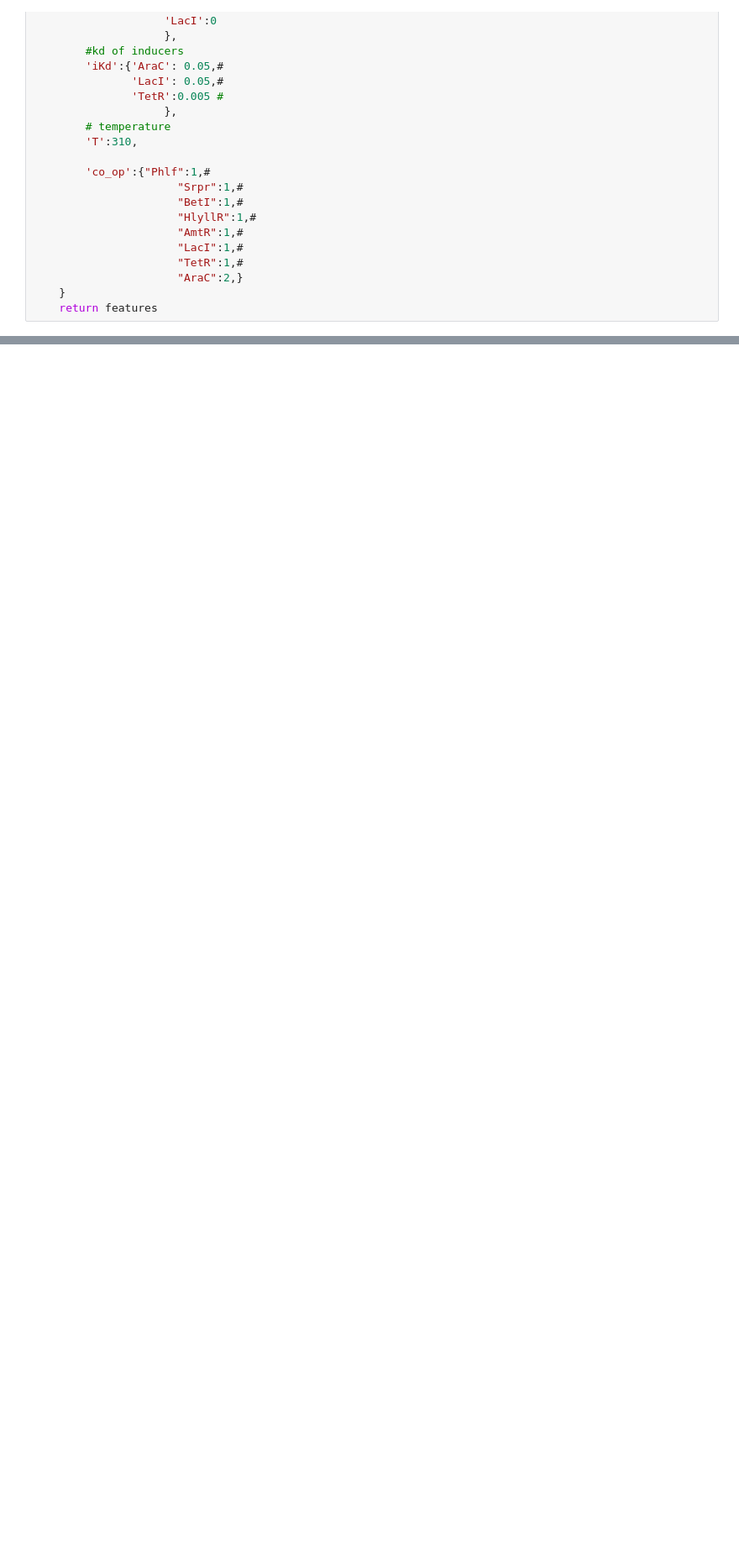
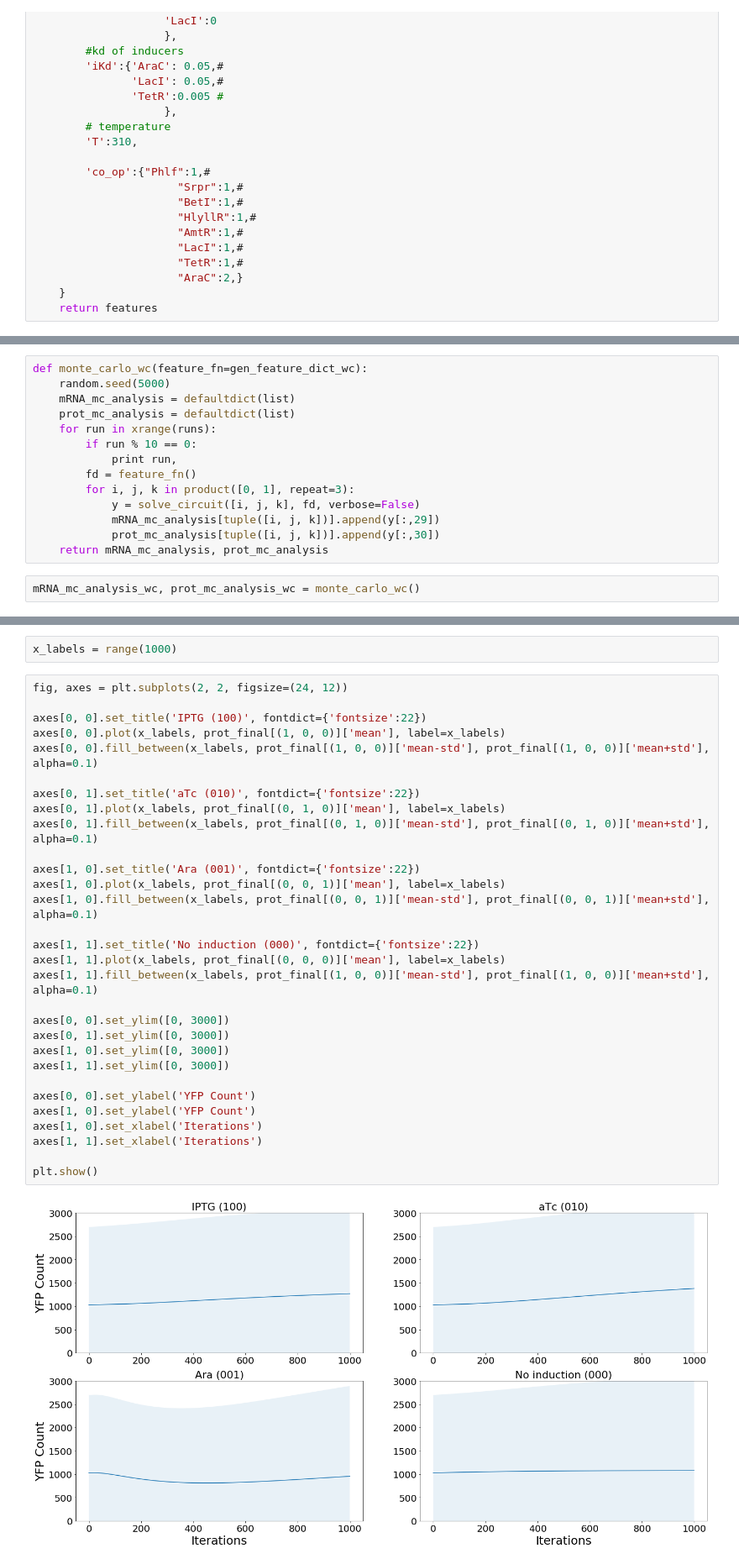
Before and after one commit to hsalis/SD2code, a Jupyter notebook: circuit_generator/rule_30_circuit.ipynb, the cells around one changed output, grey strips where cells are left out. Shown at 84% size. Saved outputs shown, nothing was run; the diff lists cells and outputs as text; blank space fills up the shorter version.

```diff
--- a/circuit_generator/rule_30_circuit.ipynb
+++ b/circuit_generator/rule_30_circuit.ipynb
@@ -707,0 +927,16 @@ x
+# %%
+def monte_carlo_wc(feature_fn=gen_feature_dict_wc):
+    random.seed(5000)
+    mRNA_mc_analysis = defaultdict(list)
+    prot_mc_analysis = defaultdict(list)
+    for run in xrange(runs):
+        if run % 10 == 0:
+            print run,
+        fd = feature_fn()
+        for i, j, k in product([0, 1], repeat=3):
+            y = solve_circuit([i, j, k], fd, verbose=False)
+            mRNA_mc_analysis[tuple([i, j, k])].append(y[:,29])
+            prot_mc_analysis[tuple([i, j, k])].append(y[:,30])
+    return mRNA_mc_analysis, prot_mc_analysis
+# %%
+mRNA_mc_analysis_wc, prot_mc_analysis_wc = monte_carlo_wc()
@@ -707,0 +989,34 @@ x
+# %%
+x_labels = range(1000)
+# %%
+fig, axes = plt.subplots(2, 2, figsize=(24, 12))
+
+axes[0, 0].set_title('IPTG (100)', fontdict={'fontsize':22})
+axes[0, 0].plot(x_labels, prot_final[(1, 0, 0)]['mean'], label=x_labels)
+axes[0, 0].fill_between(x_labels, prot_final[(1, 0, 0)]['mean-std'], prot_final[(1, 0, 0)]['mean+std'], alpha=0.1)
+
+axes[0, 1].set_title('aTc (010)', fontdict={'fontsize':22})
+axes[0, 1].plot(x_labels, prot_final[(0, 1, 0)]['mean'], label=x_labels)
+axes[0, 1].fill_between(x_labels, prot_final[(0, 1, 0)]['mean-std'], prot_final[(0, 1, 0)]['mean+std'], alpha=0.1)
+
+axes[1, 0].set_title('Ara (001)', fontdict={'fontsize':22})
+axes[1, 0].plot(x_labels, prot_final[(0, 0, 1)]['mean'], label=x_labels)
+axes[1, 0].fill_between(x_labels, prot_final[(0, 0, 1)]['mean-std'], prot_final[(0, 0, 1)]['mean+std'], alpha=0.1)
+
+axes[1, 1].set_title('No induction (000)', fontdict={'fontsize':22})
+axes[1, 1].plot(x_labels, prot_final[(0, 0, 0)]['mean'], label=x_labels)
+axes[1, 1].fill_between(x_labels, prot_final[(1, 0, 0)]['mean-std'], prot_final[(1, 0, 0)]['mean+std'], alpha=0.1)
+
+axes[0, 0].set_ylim([0, 3000])
+axes[0, 1].set_ylim([0, 3000])
+axes[1, 0].set_ylim([0, 3000])
+axes[1, 1].set_ylim([0, 3000])
+
+axes[0, 0].set_ylabel('YFP Count')
+axes[1, 0].set_ylabel('YFP Count')
+axes[1, 0].set_xlabel('Iterations')
+axes[1, 1].set_xlabel('Iterations')
+
+plt.show()
+# %% [output]
+[figure, added]
```
Also changed, not shown: parts of 20 cells of this notebook, 6 other files.
